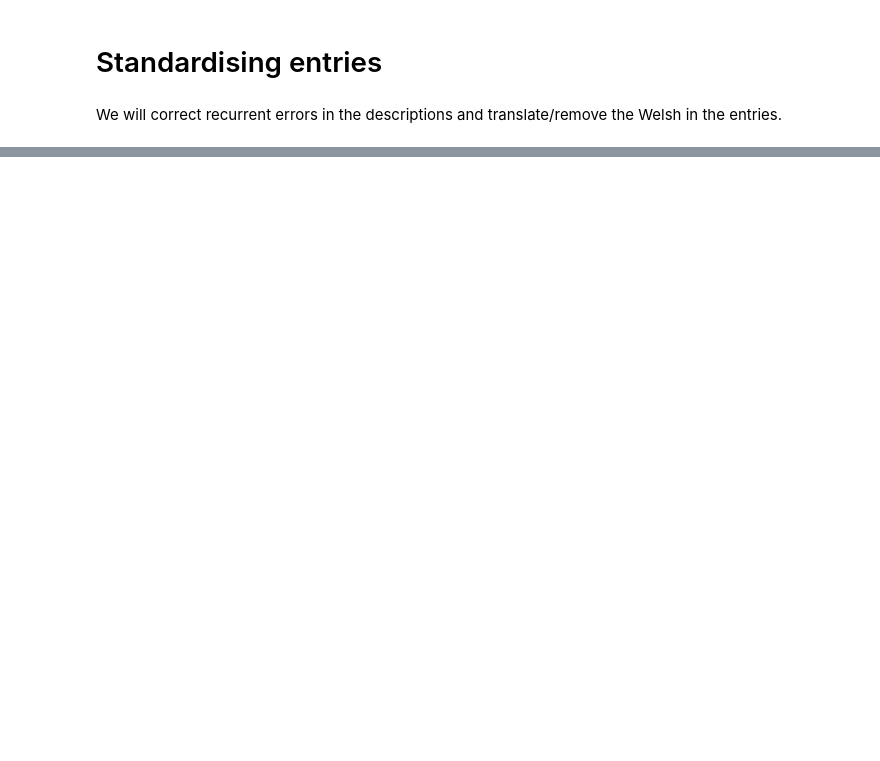
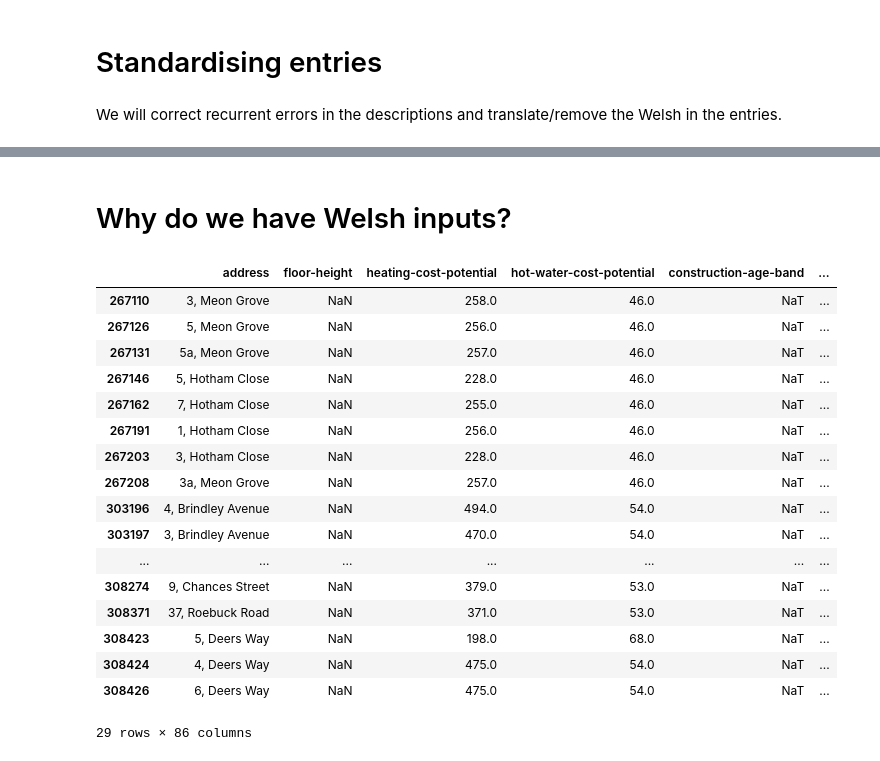
Before and after one commit to mikecoughlan/DSSG_WMCA, a Jupyter notebook: notebooks/cleaning_categorical_data.ipynb, the cells around one changed output, grey strips where cells are left out. Saved outputs shown, nothing was run; the diff lists cells and outputs as text; code cells hidden in the pictures; blank space fills up the shorter version.

```diff
--- a/notebooks/cleaning_categorical_data.ipynb
+++ b/notebooks/cleaning_categorical_data.ipynb
@@ -139,6 +140,7 @@ df['mainheatcont-description'] = df['mainheatcont-description'].replace(
 df['mainheatcont-description'] = df['mainheatcont-description'].replace(
     regex=["programmerand",r"programmer\?and"],
     value="programmer and")
+df['mainheatcont-description'] = df['mainheatcont-description'].str.replace("roomthermostat","room thermostat")
 df['mainheatcont-description'] = df['mainheatcont-description'].str.replace("delayed start thermostat and program and trvs","delayed start thermostat, program and trvs")
 df['mainheatcont-description'] = df['mainheatcont-description'].str.replace("flat rate charging, programmer no room thermostat","flat rate charging, programmer, no room thermostat")
 df['mainheatcont-description'] = df['mainheatcont-description'].str.replace(" 2 "," two ")
@@ -187,9 +189,15 @@ df.rename(columns={'secondheat-description1':'secondheat-description','lighting-
 # %%
 ## CONVERT TO NUMERICAL ##
 df['lighting-description'] = df['lighting-description'].str.lower()
-# combining ways of saying all lights are low energy
-df['lighting-description'] = df['lighting-description'].str.replace(r'low energy lighting in 120% of fixed outlets','low energy lighting in all fixed outlets')
-df['lighting-description'] = df['lighting-description'].str.replace(r'low energy lighting 100% of fixed outlets','low energy lighting in all fixed outlets')
+# Converting lighting descriptions in % of low energy lighting
+df['lighting-description'] = df['lighting-description'].str.replace(r'low energy lighting in 120% of fixed outlets','low energy lighting in 100% fixed outlets')
+df['lighting-description'] = df['lighting-description'].str.replace(r'low energy lighting 100% of fixed outlets','low energy lighting in 100% fixed outlets')
+df['lighting-description'] = df['lighting-description'].str.replace(r'no low energy lighting','low energy lighting in 0% fixed outlets')
+df['lighting-description'] = df['lighting-description'].str.replace(r'sap05:lighting','')
+# %%
+# Extract % low energy lighting
+df['percentage-low-energy-lighting'] = df['lighting-description'].str.extract('([-+]?(?:\d*\.\d+|\d+))')
+df['percentage-low-energy-lighting'] = df['percentage-low-energy-lighting'].astype(float)
 # %%
 df['secondheat-description'] = df['secondheat-description'].str.rstrip(', ')
 df['secondheat-description'] = df['secondheat-description'].str.replace('LNG', 'LPG')
@@ -224,0 +235,25 @@ Variable: ladnm
+# %% [markdown]
+# Why do we have Welsh inputs?
+# %%
+welsh = df[df['hotwater-description'] == 'O’r brif system, adfer gwres nwyon ffliw']
+# %%
+welsh
+# %% [output]
+|  | address | floor-height | heating-cost-potential | hot-water-cost-potential | construction-age-band | ... |
+| 267110 | 3, Meon Grove | NaN | 258.0 | 46.0 | NaT | ... |
+| 267126 | 5, Meon Grove | NaN | 256.0 | 46.0 | NaT | ... |
+| 267131 | 5a, Meon Grove | NaN | 257.0 | 46.0 | NaT | ... |
+| 267146 | 5, Hotham Close | NaN | 228.0 | 46.0 | NaT | ... |
+| 267162 | 7, Hotham Close | NaN | 255.0 | 46.0 | NaT | ... |
+| 267191 | 1, Hotham Close | NaN | 256.0 | 46.0 | NaT | ... |
+| 267203 | 3, Hotham Close | NaN | 228.0 | 46.0 | NaT | ... |
+| 267208 | 3a, Meon Grove | NaN | 257.0 | 46.0 | NaT | ... |
+| 303196 | 4, Brindley Avenue | NaN | 494.0 | 54.0 | NaT | ... |
+| 303197 | 3, Brindley Avenue | NaN | 470.0 | 54.0 | NaT | ... |
+| ... | ... | ... | ... | ... | ... | ... |
+| 308274 | 9, Chances Street | NaN | 379.0 | 53.0 | NaT | ... |
+| 308371 | 37, Roebuck Road | NaN | 371.0 | 53.0 | NaT | ... |
+| 308423 | 5, Deers Way | NaN | 198.0 | 68.0 | NaT | ... |
+| 308424 | 4, Deers Way | NaN | 475.0 | 54.0 | NaT | ... |
+| 308426 | 6, Deers Way | NaN | 475.0 | 54.0 | NaT | ... |
+29 rows × 86 columns
```
Also changed, not shown: parts of 6 cells of this notebook, 2 other files.
